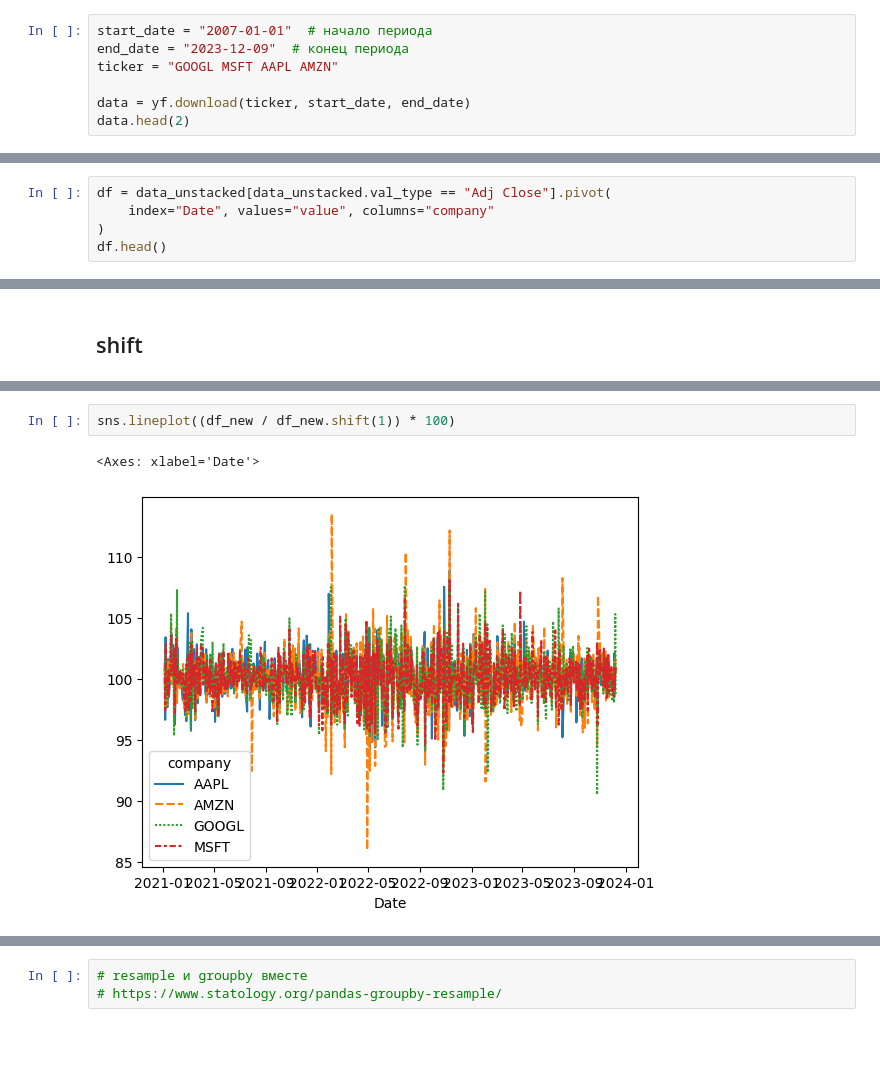
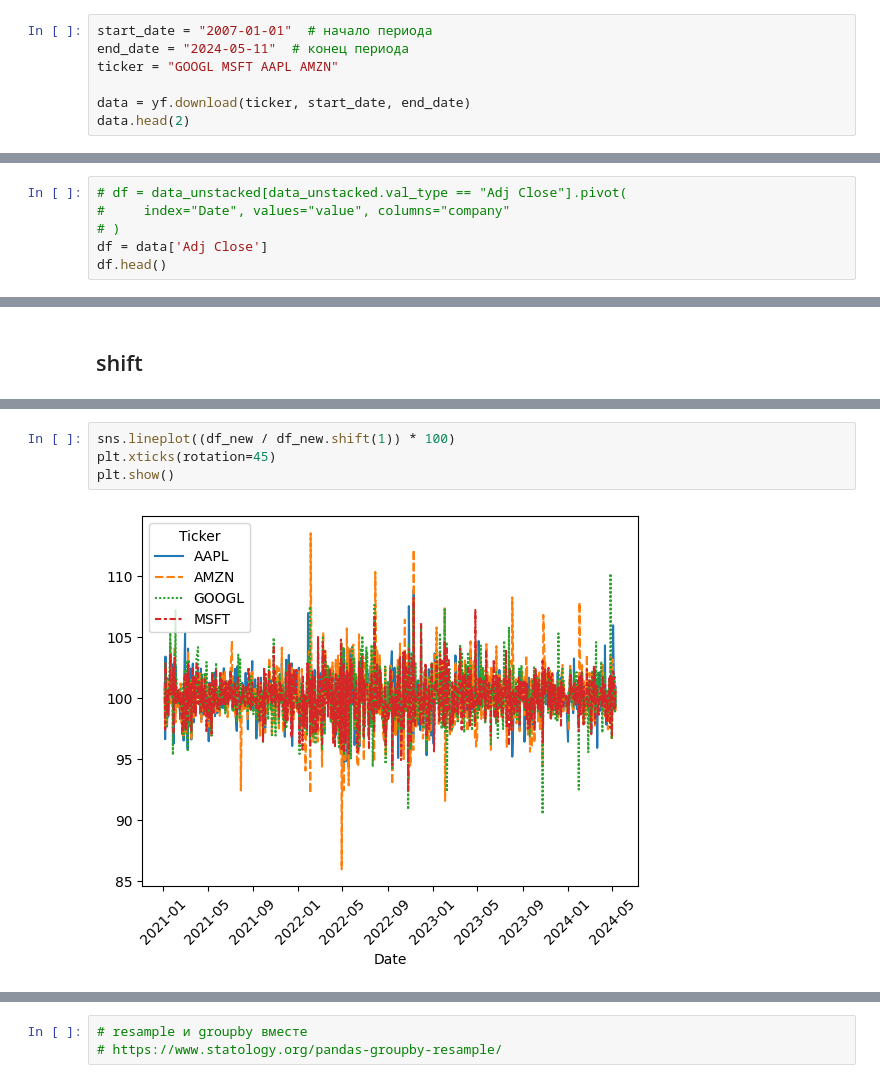
Before and after one commit to igumnov-daniel/HOCK_FEBRUARY_2023, a Jupyter notebook: 09_pandas/9_2_groupby.ipynb, the cells around one changed output, grey strips where cells are left out. Cells and saved outputs as stored; diff of their text form; blank space fills up the shorter version.

```diff
--- a/09_pandas/9_2_groupby.ipynb
+++ b/09_pandas/9_2_groupby.ipynb
@@ -954,6 +954,6 @@ ModuleNotFoundError: No module named 'yfinance'
 # %%
 start_date = "2007-01-01"  # начало периода
-end_date = "2023-12-09"  # конец периода
+end_date = "2024-05-11"  # конец периода
 ticker = "GOOGL MSFT AAPL AMZN"
 
 data = yf.download(ticker, start_date, end_date)
@@ -1013,8 +1013,9 @@ https://www.marsja.se/pandas-convert-column-to-datetime/
 # %%
 # data_unstacked.read_csv("./data_unstacked_yfinance.tsv", sep='\t', encoding='utf8')
 # %%
-df = data_unstacked[data_unstacked.val_type == "Adj Close"].pivot(
-    index="Date", values="value", columns="company"
-)
+# df = data_unstacked[data_unstacked.val_type == "Adj Close"].pivot(
+#     index="Date", values="value", columns="company"
+# )
+df = data['Adj Close']
 df.head()
 # %% [output]
@@ -1375,5 +1425,6 @@ df_new
 # %%
 sns.lineplot((df_new / df_new.shift(1)) * 100)
+plt.xticks(rotation=45)
+plt.show()
 # %% [output]
-<Axes: xlabel='Date'>
-[figure, old version]
+[figure, new version]
```
Also changed, not shown: parts of 40 cells of this notebook, 3 other files.
